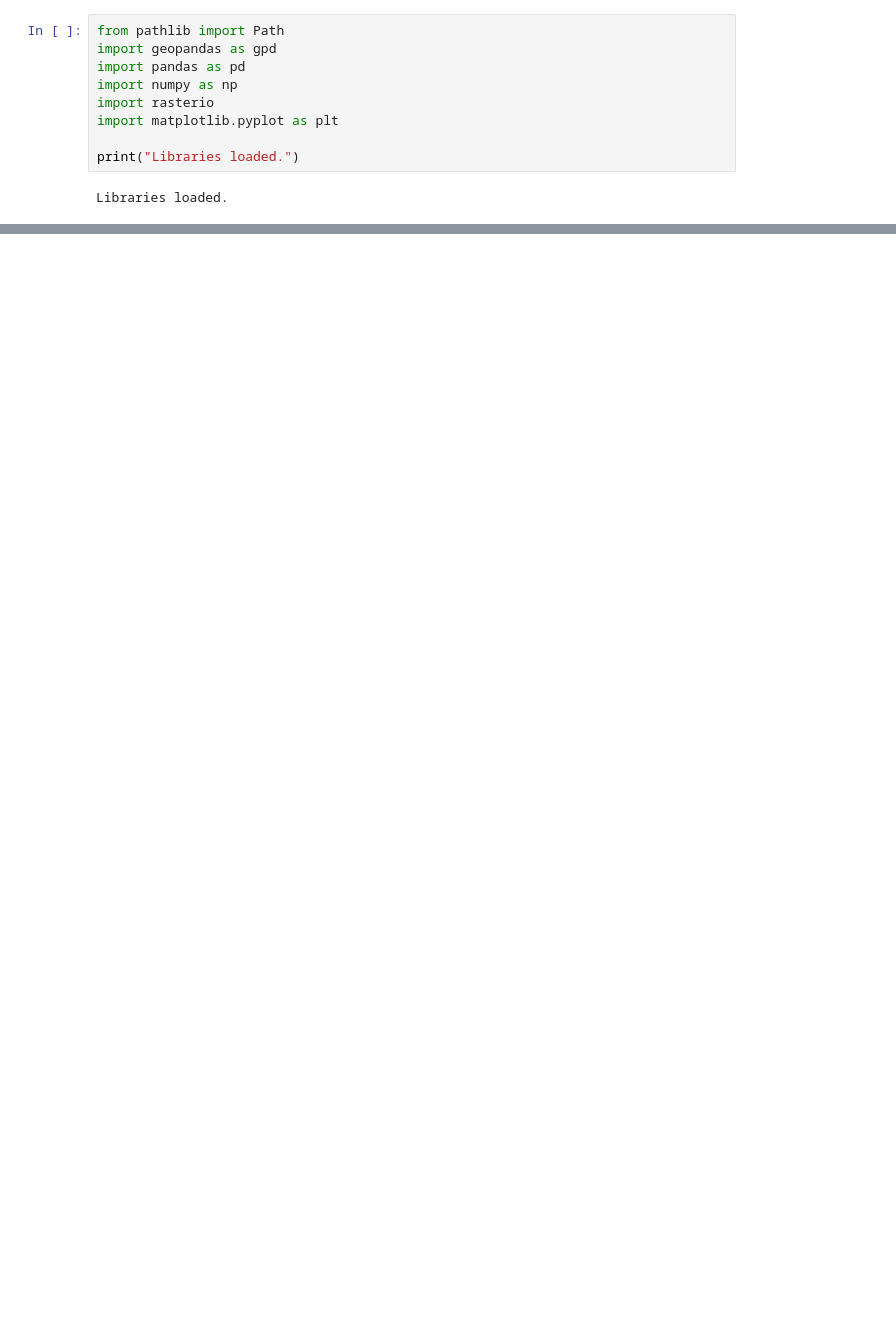
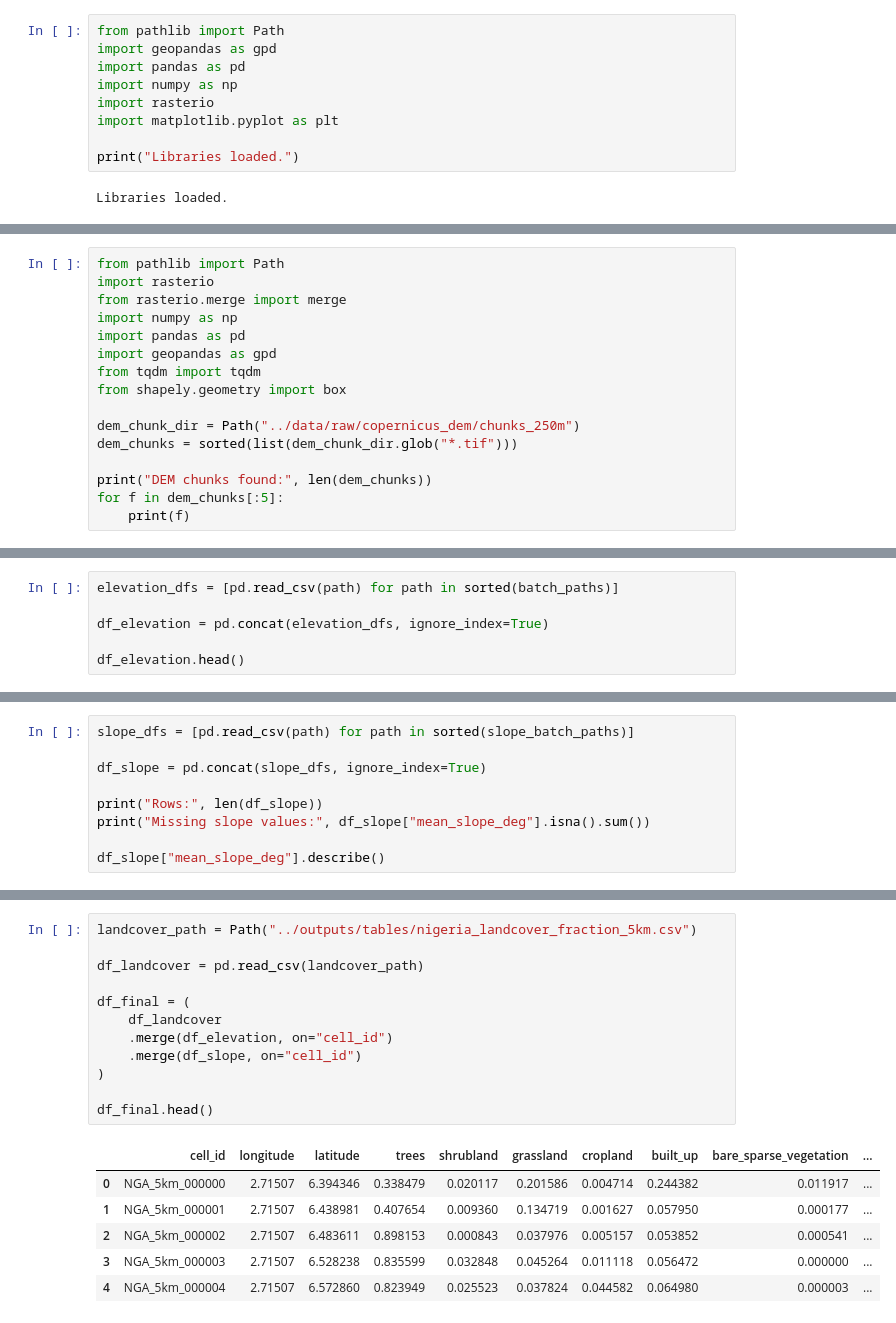
Before and after one commit to Ayaaaa331/Nigeria-cdr-project, a Jupyter notebook: notebooks/03_terrain_processing.ipynb, the cells around one changed output, grey strips where cells are left out. Saved outputs shown, nothing was run; the diff lists cells and outputs as text; blank space fills up the shorter version.

```diff
--- a/notebooks/03_terrain_processing.ipynb
+++ b/notebooks/03_terrain_processing.ipynb
@@ -22,0 +171,16 @@ EPSG:4326
+# %%
+from pathlib import Path
+import rasterio
+from rasterio.merge import merge
+import numpy as np
+import pandas as pd
+import geopandas as gpd
+from tqdm import tqdm
+from shapely.geometry import box
+
+dem_chunk_dir = Path("../data/raw/copernicus_dem/chunks_250m")
+dem_chunks = sorted(list(dem_chunk_dir.glob("*.tif")))
+
+print("DEM chunks found:", len(dem_chunks))
+for f in dem_chunks[:5]:
+    print(f)
@@ -22,0 +422,6 @@ EPSG:4326
+# %%
+elevation_dfs = [pd.read_csv(path) for path in sorted(batch_paths)]
+
+df_elevation = pd.concat(elevation_dfs, ignore_index=True)
+
+df_elevation.head()
@@ -22,0 +517,9 @@ EPSG:4326
+# %%
+slope_dfs = [pd.read_csv(path) for path in sorted(slope_batch_paths)]
+
+df_slope = pd.concat(slope_dfs, ignore_index=True)
+
+print("Rows:", len(df_slope))
+print("Missing slope values:", df_slope["mean_slope_deg"].isna().sum())
+
+df_slope["mean_slope_deg"].describe()
@@ -22,0 +538,19 @@ EPSG:4326
+# %%
+landcover_path = Path("../outputs/tables/nigeria_landcover_fraction_5km.csv")
+
+df_landcover = pd.read_csv(landcover_path)
+
+df_final = (
+    df_landcover
+    .merge(df_elevation, on="cell_id")
+    .merge(df_slope, on="cell_id")
+)
+
+df_final.head()
+# %% [output]
+|  | cell_id | longitude | latitude | trees | shrubland | grassland | cropland | built_up | bare_sparse_vegetation | ... |
+| 0 | NGA_5km_000000 | 2.71507 | 6.394346 | 0.338479 | 0.020117 | 0.201586 | 0.004714 | 0.244382 | 0.011917 | ... |
+| 1 | NGA_5km_000001 | 2.71507 | 6.438981 | 0.407654 | 0.009360 | 0.134719 | 0.001627 | 0.057950 | 0.000177 | ... |
+| 2 | NGA_5km_000002 | 2.71507 | 6.483611 | 0.898153 | 0.000843 | 0.037976 | 0.005157 | 0.053852 | 0.000541 | ... |
+| 3 | NGA_5km_000003 | 2.71507 | 6.528238 | 0.835599 | 0.032848 | 0.045264 | 0.011118 | 0.056472 | 0.000000 | ... |
+| 4 | NGA_5km_000004 | 2.71507 | 6.572860 | 0.823949 | 0.025523 | 0.037824 | 0.044582 | 0.064980 | 0.000003 | ... |
```
Also changed, not shown: parts of 26 cells of this notebook, 2 other files.
